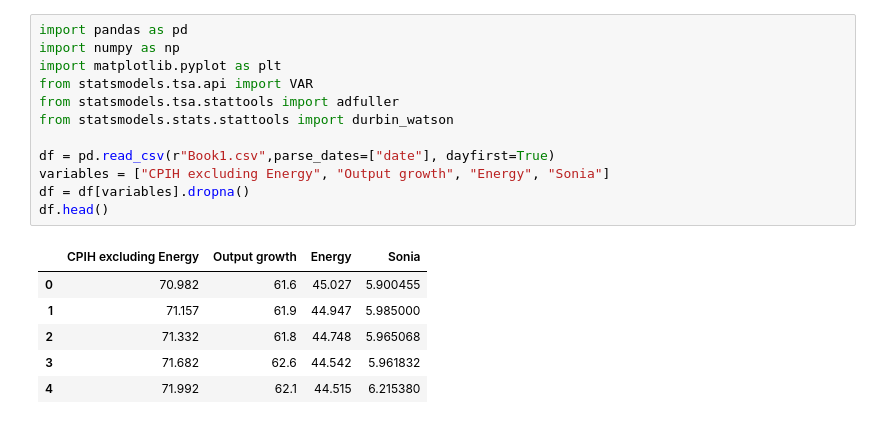
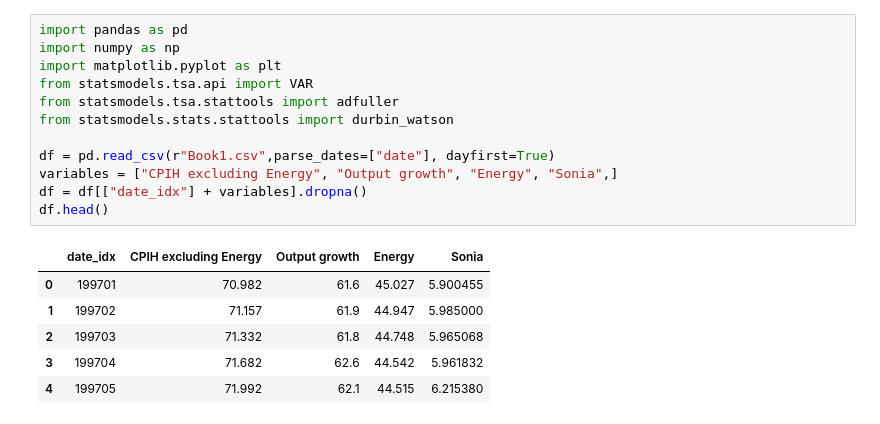
Before and after one commit to Vianney-Garnoix/CITADEL-FI-CHALLENGE, a Jupyter notebook: VAR.ipynb, the cells around one changed output. Cells and saved outputs as stored; diff of their text form.

```diff
--- a/VAR.ipynb
+++ b/VAR.ipynb
@@ -1,19 +1,19 @@
 # %%
 import pandas as pd
 import numpy as np
 import matplotlib.pyplot as plt
 from statsmodels.tsa.api import VAR
 from statsmodels.tsa.stattools import adfuller
 from statsmodels.stats.stattools import durbin_watson
 
 df = pd.read_csv(r"Book1.csv",parse_dates=["date"], dayfirst=True)
-variables = ["CPIH excluding Energy", "Output growth", "Energy", "Sonia"]
-df = df[variables].dropna()
+variables = ["CPIH excluding Energy", "Output growth", "Energy", "Sonia",]
+df = df[["date_idx"] + variables].dropna()
 df.head()
 # %% [output]
-|  | CPIH excluding Energy | Output growth | Energy | Sonia |
-| 0 | 70.982 | 61.6 | 45.027 | 5.900455 |
-| 1 | 71.157 | 61.9 | 44.947 | 5.985000 |
-| 2 | 71.332 | 61.8 | 44.748 | 5.965068 |
-| 3 | 71.682 | 62.6 | 44.542 | 5.961832 |
-| 4 | 71.992 | 62.1 | 44.515 | 6.215380 |
+|  | date_idx | CPIH excluding Energy | Output growth | Energy | Sonia |
+| 0 | 199701 | 70.982 | 61.6 | 45.027 | 5.900455 |
+| 1 | 199702 | 71.157 | 61.9 | 44.947 | 5.985000 |
+| 2 | 199703 | 71.332 | 61.8 | 44.748 | 5.965068 |
+| 3 | 199704 | 71.682 | 62.6 | 44.542 | 5.961832 |
+| 4 | 199705 | 71.992 | 62.1 | 44.515 | 6.215380 |
```
Also changed, not shown: parts of 17 cells of this notebook.
